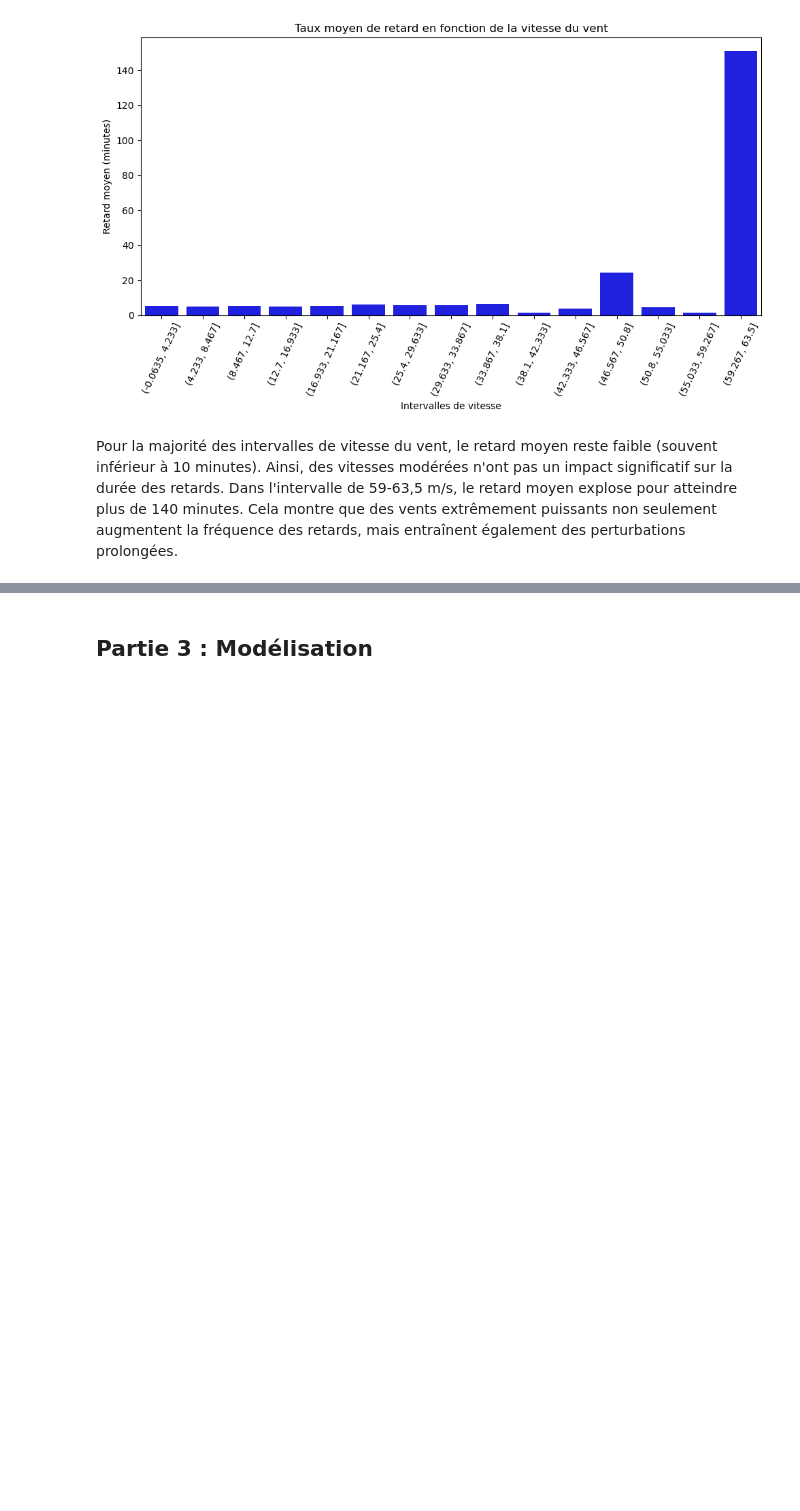
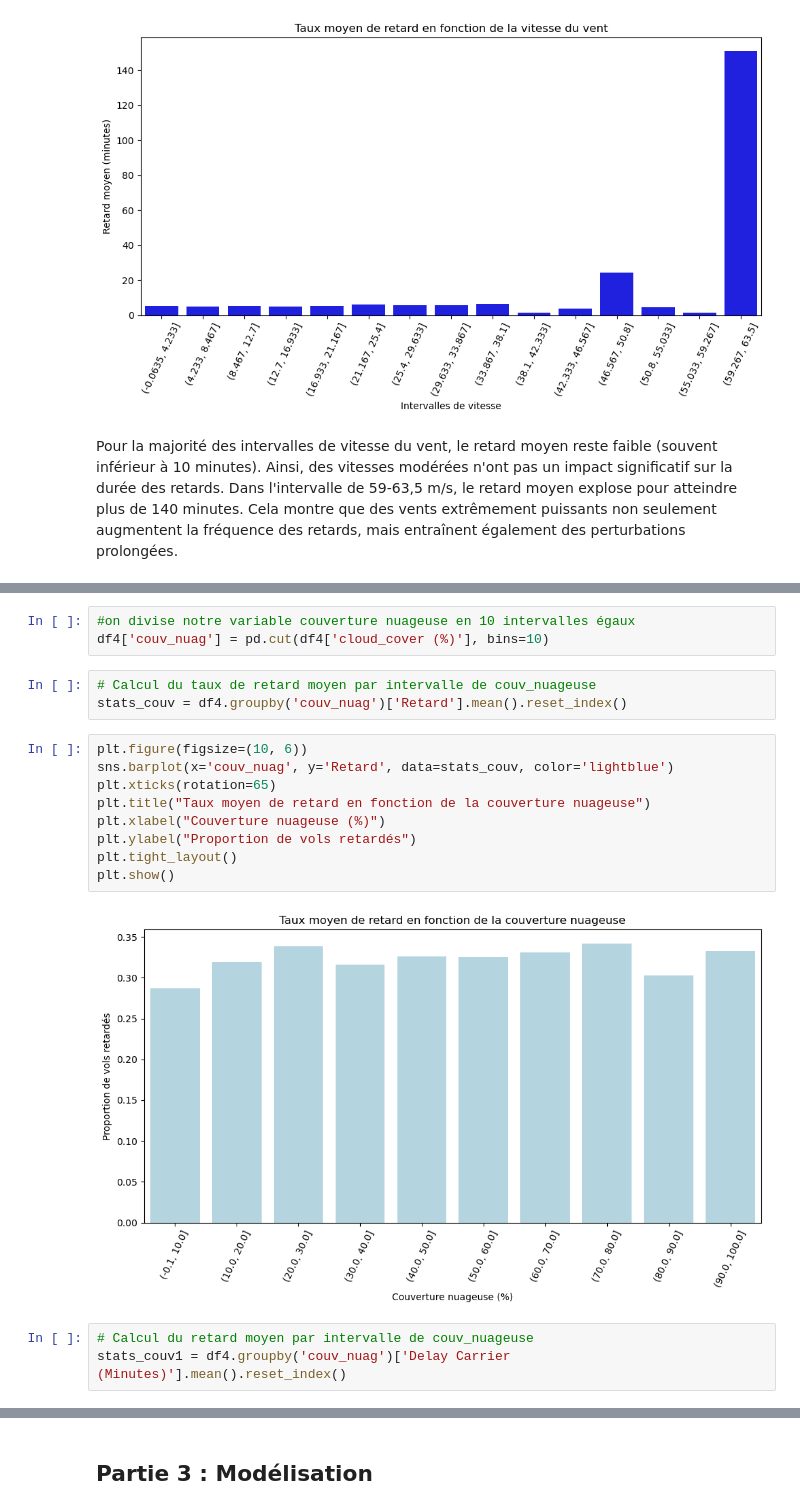
Before and after one commit to OUALYoss/Projet_Python-pour-la-data-science, a Jupyter notebook: Code_.ipynb, the cells around one changed output, grey strips where cells are left out. Drawn from its saved outputs; the diff is of its cells as text; blank space fills up the shorter version.

```diff
--- a/Code_.ipynb
+++ b/Code_.ipynb
@@ -1018,0 +1058,20 @@ Dans l'intervalle de 59-63,5 m/s, le retard moyen explose pour atteindre plus de
+# %%
+#on divise notre variable couverture nuageuse en 10 intervalles égaux
+df4['couv_nuag'] = pd.cut(df4['cloud_cover (%)'], bins=10)
+# %%
+# Calcul du taux de retard moyen par intervalle de couv_nuageuse
+stats_couv = df4.groupby('couv_nuag')['Retard'].mean().reset_index()
+# %%
+plt.figure(figsize=(10, 6))
+sns.barplot(x='couv_nuag', y='Retard', data=stats_couv, color='lightblue')
+plt.xticks(rotation=65)
+plt.title("Taux moyen de retard en fonction de la couverture nuageuse")
+plt.xlabel("Couverture nuageuse (%)")
+plt.ylabel("Proportion de vols retardés")
+plt.tight_layout()
+plt.show()
+# %% [output]
+[figure, added]
+# %%
+# Calcul du retard moyen par intervalle de couv_nuageuse
+stats_couv1 = df4.groupby('couv_nuag')['Delay Carrier (Minutes)'].mean().reset_index()
```
Also changed, not shown: parts of 21 cells of this notebook.
